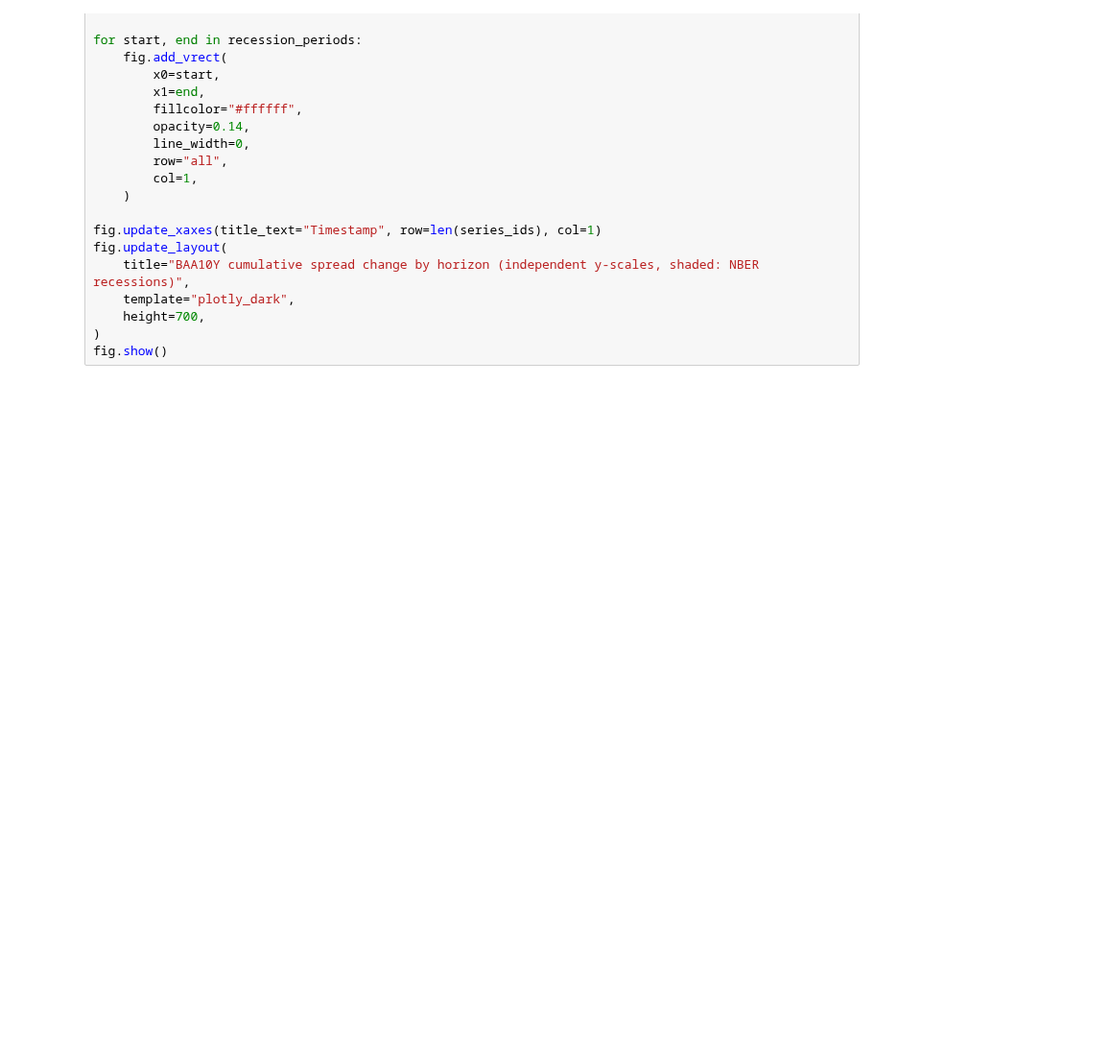
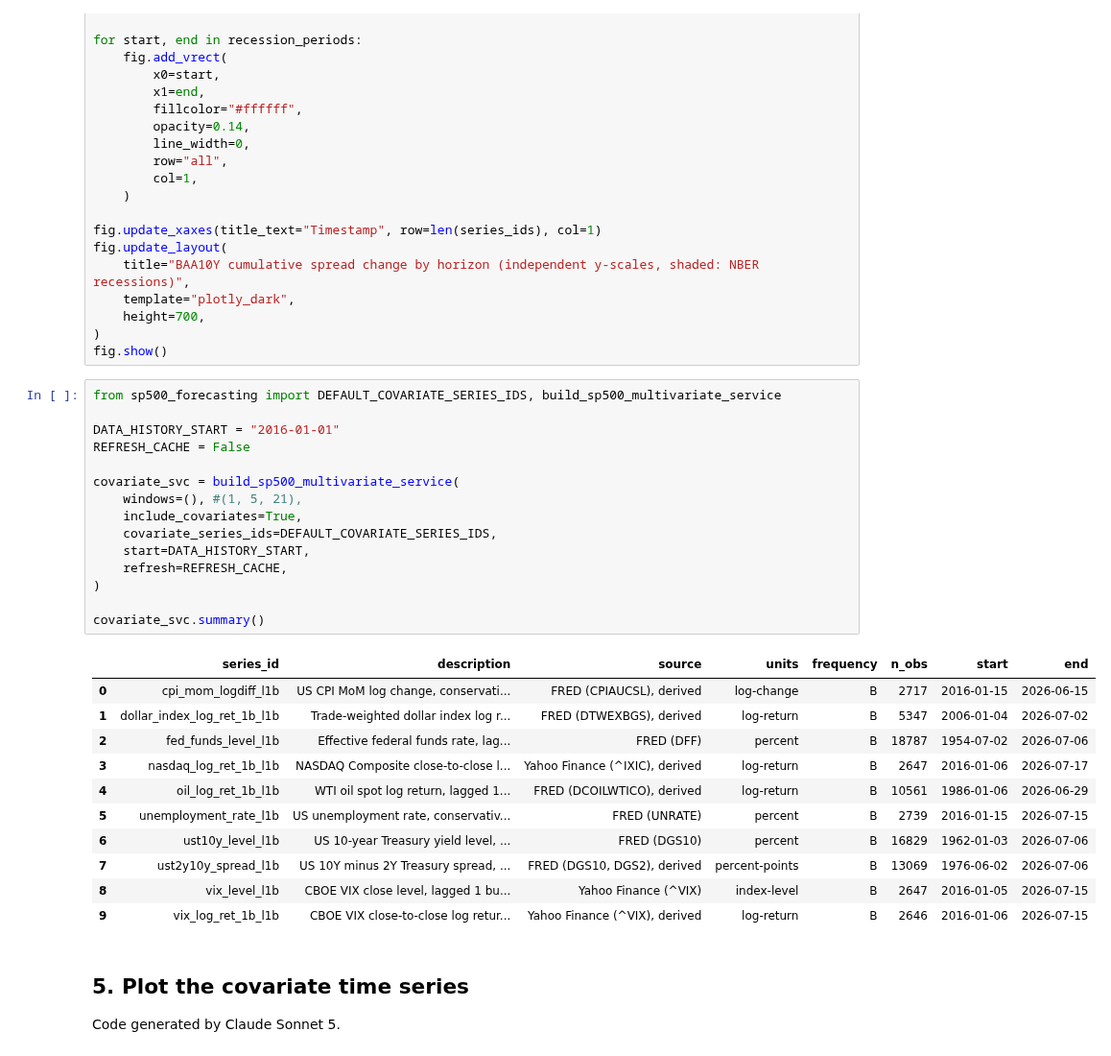
Before and after one commit to helloheyi/agentic-forecasting-c1-bmo-one, a Jupyter notebook: implementations/BAA10Y_forecasting/00_baa10y_data_exploration.ipynb, the cells around one changed output. Shown at 96% size. Drawn from its saved outputs; the diff is of its cells as text; blank space fills up the shorter version.

```diff
--- a/implementations/BAA10Y_forecasting/00_baa10y_data_exploration.ipynb
+++ b/implementations/BAA10Y_forecasting/00_baa10y_data_exploration.ipynb
@@ -110,3 +110,34 @@ fig.update_layout(
     height=700,
 )
 fig.show()
+# %%
+from sp500_forecasting import DEFAULT_COVARIATE_SERIES_IDS, build_sp500_multivariate_service
+
+DATA_HISTORY_START = "2016-01-01"
+REFRESH_CACHE = False
+
+covariate_svc = build_sp500_multivariate_service(
+    windows=(), #(1, 5, 21),
+    include_covariates=True,
+    covariate_series_ids=DEFAULT_COVARIATE_SERIES_IDS,
+    start=DATA_HISTORY_START,
+    refresh=REFRESH_CACHE,
+)
+
+covariate_svc.summary()
+# %% [output]
+|  | series_id | description | source | units | frequency | n_obs | start | end |
+| 0 | cpi_mom_logdiff_l1b | US CPI MoM log change, conservati... | FRED (CPIAUCSL), derived | log-change | B | 2717 | 2016-01-15 | 2026-06-15 |
+| 1 | dollar_index_log_ret_1b_l1b | Trade-weighted dollar index log r... | FRED (DTWEXBGS), derived | log-return | B | 5347 | 2006-01-04 | 2026-07-02 |
+| 2 | fed_funds_level_l1b | Effective federal funds rate, lag... | FRED (DFF) | percent | B | 18787 | 1954-07-02 | 2026-07-06 |
+| 3 | nasdaq_log_ret_1b_l1b | NASDAQ Composite close-to-close l... | Yahoo Finance (^IXIC), derived | log-return | B | 2647 | 2016-01-06 | 2026-07-17 |
+| 4 | oil_log_ret_1b_l1b | WTI oil spot log return, lagged 1... | FRED (DCOILWTICO), derived | log-return | B | 10561 | 1986-01-06 | 2026-06-29 |
+| 5 | unemployment_rate_l1b | US unemployment rate, conservativ... | FRED (UNRATE) | percent | B | 2739 | 2016-01-15 | 2026-07-15 |
+| 6 | ust10y_level_l1b | US 10-year Treasury yield level, ... | FRED (DGS10) | percent | B | 16829 | 1962-01-03 | 2026-07-06 |
+| 7 | ust2y10y_spread_l1b | US 10Y minus 2Y Treasury spread, ... | FRED (DGS10, DGS2), derived | percent-points | B | 13069 | 1976-06-02 | 2026-07-06 |
+| 8 | vix_level_l1b | CBOE VIX close level, lagged 1 bu... | Yahoo Finance (^VIX) | index-level | B | 2647 | 2016-01-05 | 2026-07-15 |
+| 9 | vix_log_ret_1b_l1b | CBOE VIX close-to-close log retur... | Yahoo Finance (^VIX), derived | log-return | B | 2646 | 2016-01-06 | 2026-07-15 |
+# %% [markdown]
+## 5. Plot the covariate time series
+
+Code generated by Claude Sonnet 5.
```
Also changed, not shown: parts of 4 cells of this notebook.
